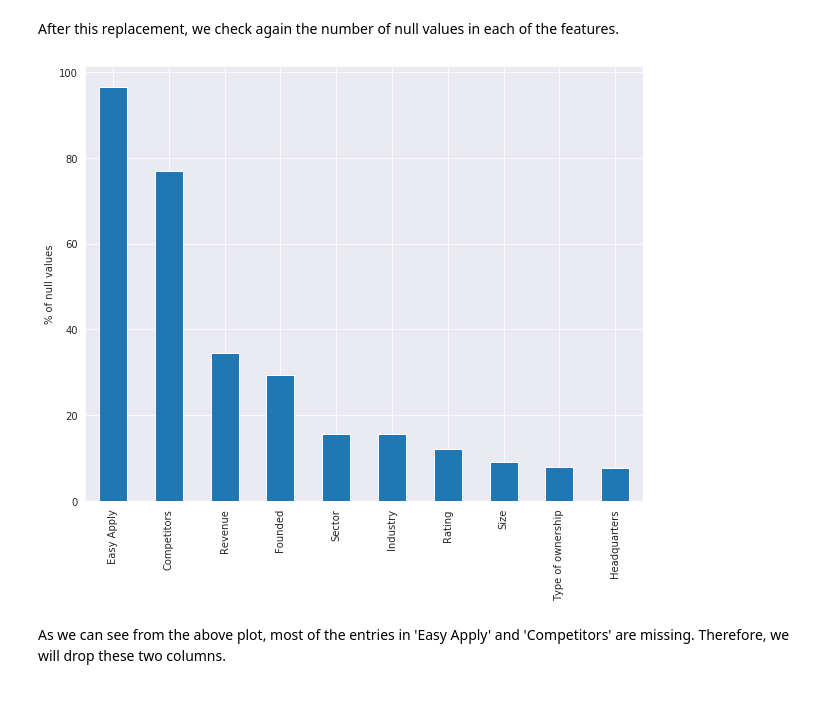
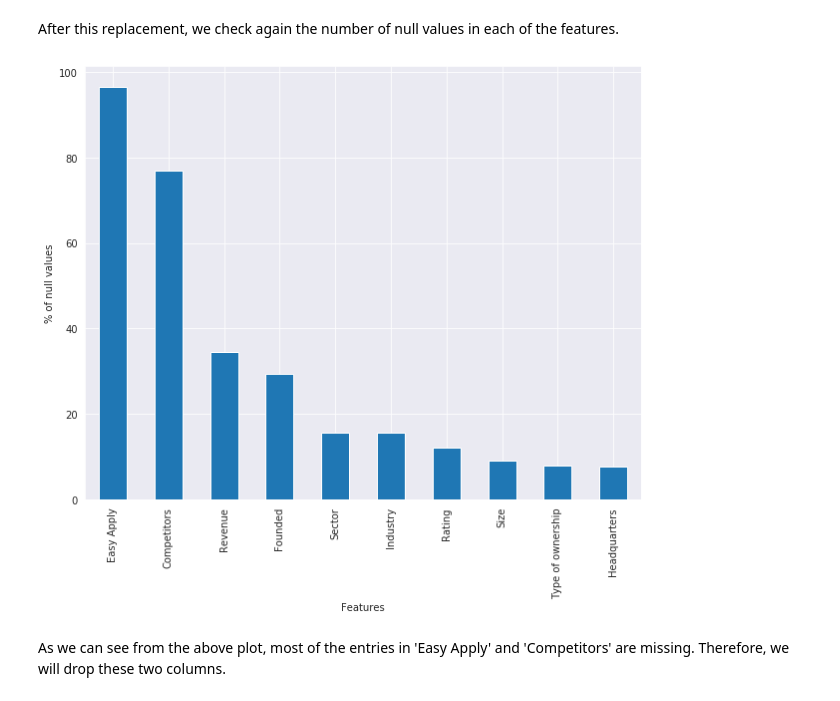
Before and after one commit to nabanitarimpi/Job-post-analysis, a Jupyter notebook: job_posting.ipynb, the cells around one changed output. Drawn from its saved outputs; the diff is of its cells as text; code cells hidden in the pictures.

```diff
--- a/job_posting.ipynb
+++ b/job_posting.ipynb
@@ -152,12 +132,13 @@ After this replacement, we check again the number of null values in each of the
 # %%
 # calculate % of null value in each column and sort them in descending order
 null_percentage = df.isnull().sum().sort_values(ascending=False)/len(df)*100
 
 # make a plot
 null_percentage[null_percentage>0.1].plot(kind='bar', figsize=(10,8))
+plt.xlabel("Features")
 plt.ylabel("% of null values");
 # %% [output]
-[figure, old version]
+[figure, new version]
 # %% [markdown]
 As we can see from the above plot, most of the entries in 'Easy Apply' and 'Competitors' are missing. Therefore, we will drop these two columns.
 # %%
```
Also changed, not shown: parts of 51 cells of this notebook, 1 other file.
